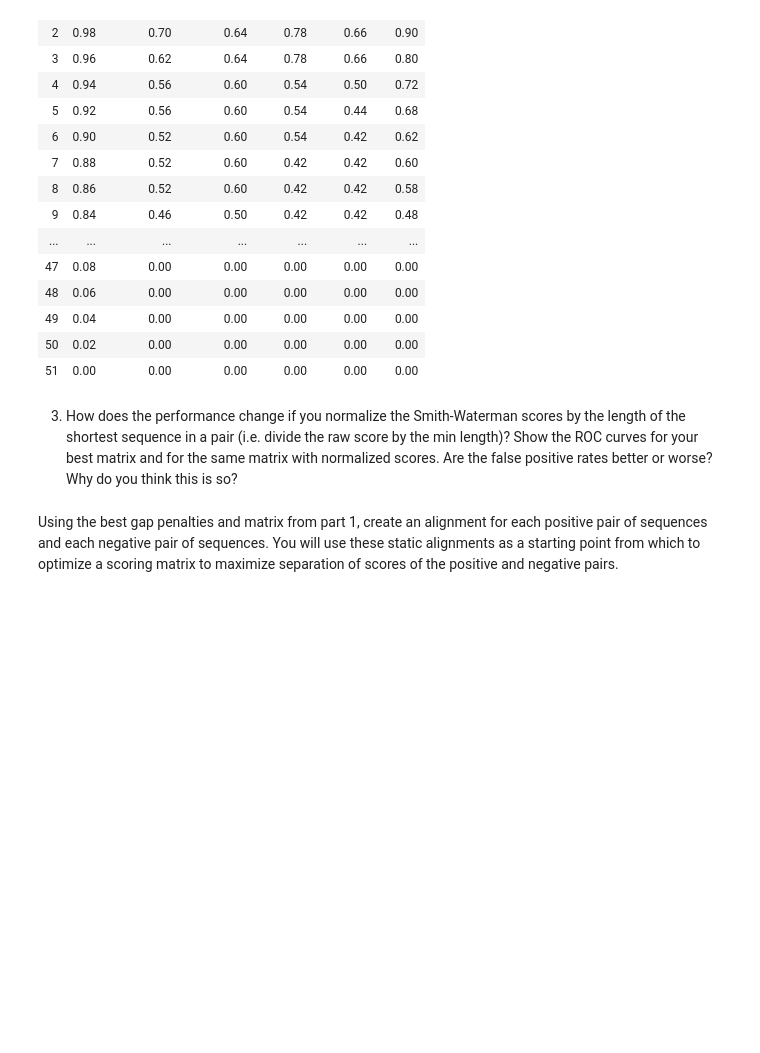
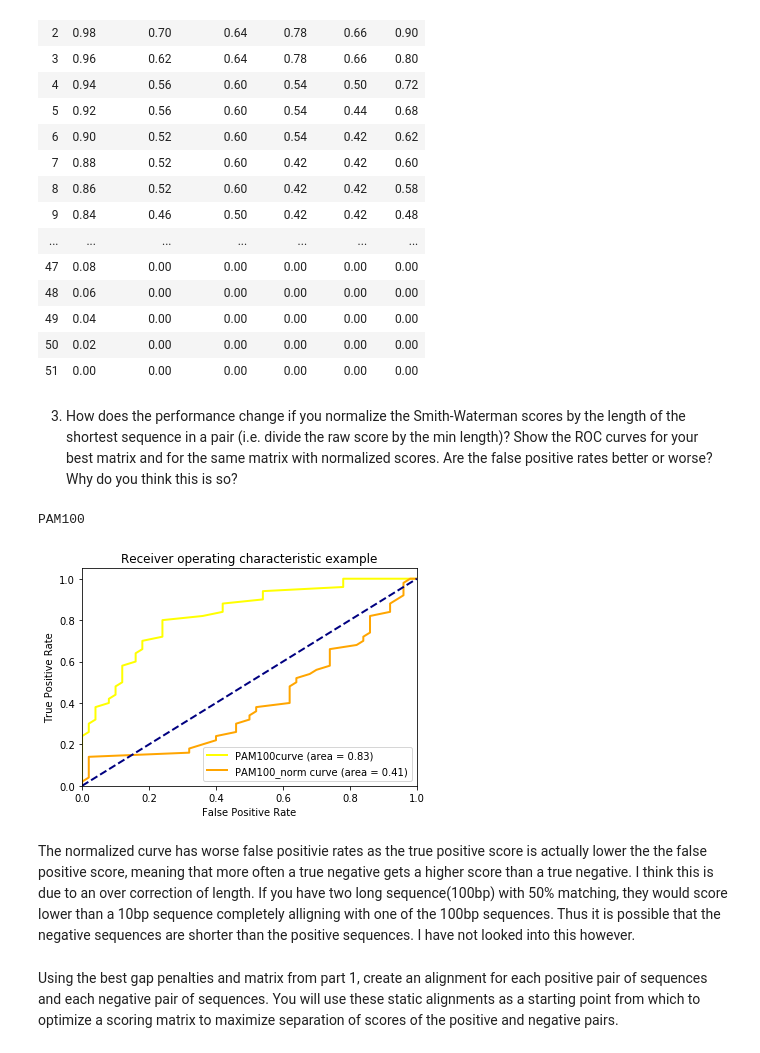
Before and after one commit to enrach21/HW3_skeleton, a Jupyter notebook: HW3_Ian_Jones.ipynb, the cells around one changed output. Drawn from its saved outputs; the diff is of its cells as text; code cells hidden in the pictures; blank space fills up the shorter version.

Commit message:
finalize

```diff
--- a/HW3_Ian_Jones.ipynb
+++ b/HW3_Ian_Jones.ipynb
@@ -148,6 +184,54 @@ final_df
 | 51 | 0.00 | 0.00 | 0.00 | 0.00 | 0.00 | 0.00 |
 # %% [markdown]
 3. How does the performance change if you normalize the Smith-Waterman scores by the length of the shortest sequence in a pair (i.e. divide the raw score by the min length)? Show the ROC curves for your best matrix and for the same matrix with normalized scores. Are the false positive rates better or worse? Why do you think this is so?
+# %%
+matrix = ['PAM100']
+g = 11 # determined above
+e = 1# determined above
+
+# Make a dataframe for TP
+pos=np.array([])
+for i in range(50):
+    tp = 1-(i/50)
+    pos = np.append(pos,tp)
+final_df=pd.DataFrame({'TP': pos})
+
+for m in matrix:
+    print(m)
+    D=algs.readMatrix(m)
+    temp_df = algs.test_known(g, e, D) # Makes a df with all pos and neg controls scores
+    FP = algs.score(temp_df, m)
+    final_df = pd.concat([final_df, FP], axis=1)
+    temp_df_norm = algs.test_known_norm(g, e, D)
+    FP_norm = algs.score(temp_df_norm, (m+'_norm'))
+    final_df = pd.concat([final_df, FP_norm], axis=1)
+
+top_row = pd.DataFrame({'TP':[1],'PAM100':[1],'PAM100_norm':[1]}) # add 100% everytime
+bottom_row = pd.DataFrame({'TP':[0],'PAM100':[0],'PAM100_norm':[0]}) # add no positives
+# final_df = final_df.insert(0,{'TP':1,'BLOSUM50':1,'BLOSUM62':1,'PAM100':1,'PAM250':1,'MATIO':1}) #Need to fix tomorrow
+# final_df = final_df.insert(-1,{'TP':0,'BLOSUM50':0,'BLOSUM62':0,'PAM100':0,'PAM250':0,'MATIO':0}) # Need to fix
+final_df = pd.concat([top_row, final_df]).reset_index(drop = True)
+final_df= pd.concat([final_df, bottom_row ]).reset_index(drop = True)
+# Plot the ROC
+plt.figure()
+lw = 2
+plt.plot(final_df.PAM100, final_df.TP, color='yellow',
+         lw=lw, label='PAM100curve (area = %0.2f)' % metrics.auc(final_df.PAM100, final_df.TP))
+plt.plot(final_df.PAM100_norm, final_df.TP, color='orange',
+         lw=lw, label='PAM100_norm curve (area = %0.2f)' % metrics.auc(final_df.PAM100_norm, final_df.TP))
+plt.plot([0, 1], [0, 1], color='navy', lw=lw, linestyle='--')
+plt.xlim([0.0, 1.0])
+plt.ylim([0.0, 1.05])
+plt.xlabel('False Positive Rate')
+plt.ylabel('True Positive Rate')
+plt.title('Receiver operating characteristic example')
+plt.legend(loc="lower right")
+plt.show()
+# %% [output]
+PAM100
+[figure, added]
+# %% [markdown]
+The normalized curve has worse false positivie rates as the true positive score is actually lower the the false positive score, meaning that more often a true negative gets a higher score than a true negative. I think this is due to an over correction of length. If you have two long sequence(100bp) with 50% matching, they would score lower than a 10bp sequence completely alligning with one of the 100bp sequences. Thus it is possible that the negative sequences are shorter than the positive sequences. I have not looked into this however.
 # %% [markdown]
 Using the best gap penalties and matrix from part 1, create an alignment for each positive pair of sequences and each negative pair of sequences. You will use these static alignments as a starting point from which to optimize a scoring matrix to maximize separation of scores of the positive and negative pairs.
 # %%
```
Also changed, not shown: parts of 29 cells of this notebook, 2 other files.
